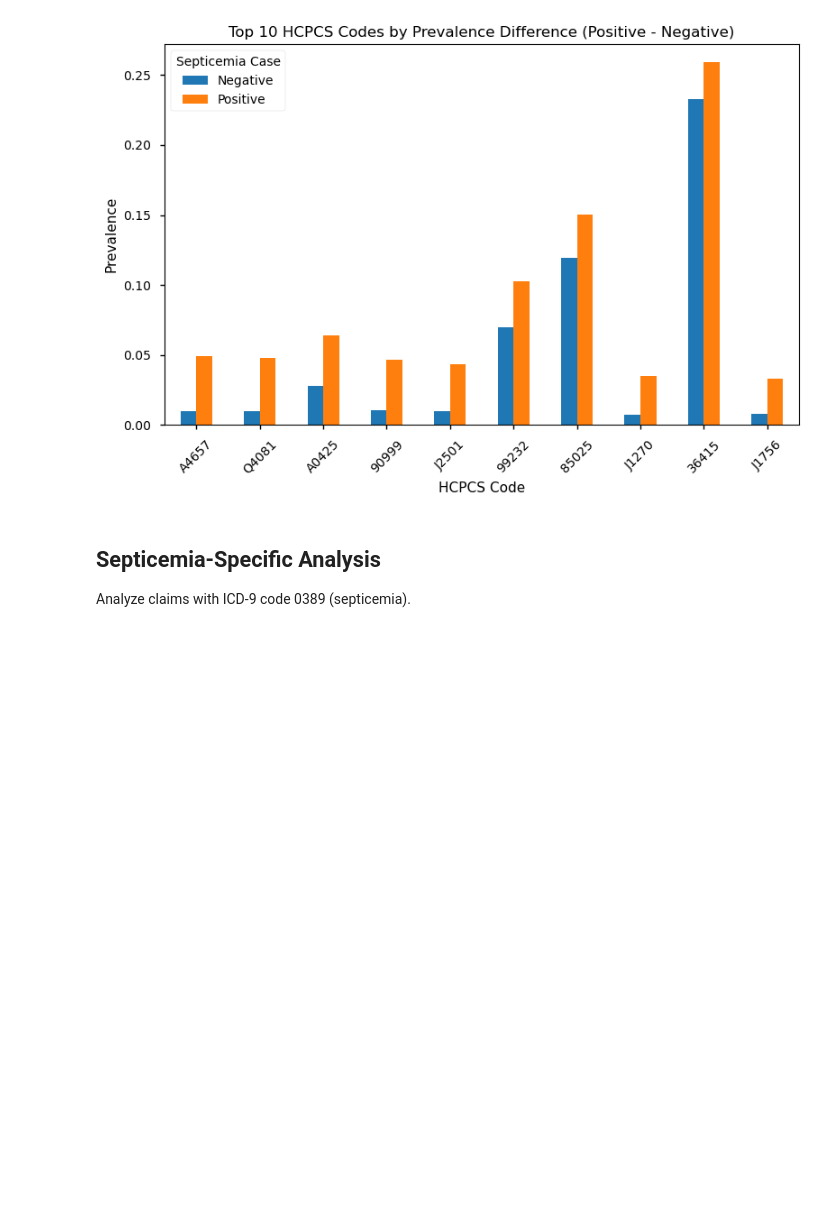
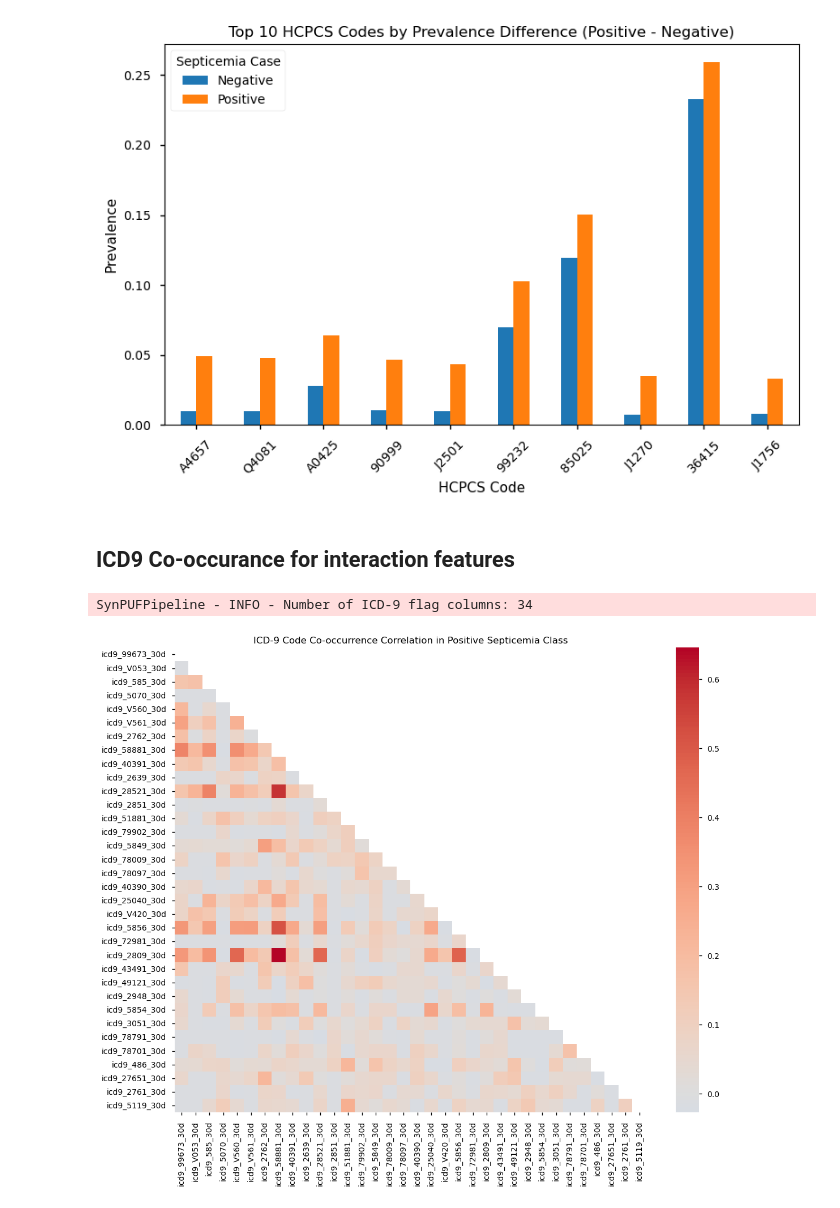
Before and after one commit to jimmyjamesarnold/healthcare-synpuf-pipeline, a Jupyter notebook: notebooks/eda.ipynb, the cells around one changed output. Cells and saved outputs as stored; diff of their text form; code cells hidden in the pictures; blank space fills up the shorter version.

```diff
--- a/notebooks/eda.ipynb
+++ b/notebooks/eda.ipynb
@@ -723,27 +978,31 @@ plt.show()
 SynPUFPipeline - INFO - Analyzing top HCPCS codes by prevalence difference
 <Figure size 1200x600 with 0 Axes>
 [figure]
-# %% [markdown]
-## Septicemia-Specific Analysis
-Analyze claims with ICD-9 code 0389 (septicemia).
-# %%
-# Filter septicemia claims
-septicemia_df = inpatient_df
-for i, col in enumerate([f'ICD9_DGNS_CD_{i}' for i in range(1, 11)] + ['ADMTNG_ICD9_DGNS_CD']):
-    septicemia_df[f'is_septicemia_{i}'] = (septicemia_df[col] == '0389').astype('int8')
-septicemia_cols = [f'is_septicemia_{i}' for i in range(len([f'ICD9_DGNS_CD_{i}' for i in range(1, 11)] + ['ADMTNG_ICD9_DGNS_CD']))]
-septicemia_df['septicemia_present'] = septicemia_df[septicemia_cols].sum(axis=1).fillna(0).astype('int32')
-septicemia_df = septicemia_df[septicemia_df['septicemia_present'] > 0][['DESYNPUF_ID', 'CLM_FROM_DT', 'CLM_PMT_AMT']]
-logger.info(f'Septicemia claims: {len(septicemia_df)} rows')
-
-# Septicemia payment distribution
-septicemia_pmt_stats = septicemia_df['CLM_PMT_AMT'].describe().compute()
-logger.info(f'Septicemia payment stats: {septicemia_pmt_stats}')
-
-plt.figure(figsize=(10, 6))
-sns.histplot(septicemia_df['CLM_PMT_AMT'].compute(), bins=50, kde=True)
-plt.title('Septicemia Claim Payment Distribution')
-plt.xlabel('Payment Amount ($)')
-plt.ylabel('Count')
-plt.savefig(os.path.join(output_dir, 'septicemia_payment_distribution.png'))
-plt.close()
+# %% [markdown]
+## ICD9 Co-occurance for interaction features
+# %%
+# Load dataset
+dataset = pd.read_csv(os.path.join(project_root, 'data/processed/septicemia_risk/dataset.csv'))
+
+# Filter to positive septicemia class
+positive_df = dataset[dataset['septicemia_case_ind'] == 1]
+
+# Identify ICD-9 binary flag columns (e.g., icd9_40390_30d)
+icd_cols = [col for col in positive_df.columns if 'icd9_' in col]
+logger.info(f"Number of ICD-9 flag columns: {len(icd_cols)}")
+# %% [output]
+SynPUFPipeline - INFO - Number of ICD-9 flag columns: 34
+# %%
+# Step 1: Compute correlation matrix for ICD-9 flags
+corr_matrix = positive_df[icd_cols].corr(method='pearson')
+
+# Plot heatmap
+plt.figure(figsize=(12, 10))
+mask = np.triu(np.ones_like(corr_matrix, dtype=bool))
+sns.heatmap(corr_matrix, mask=mask, cmap='coolwarm', center=0, annot=False)
+plt.title('ICD-9 Code Co-occurrence Correlation in Positive Septicemia Class')
+plt.tight_layout()
+plt.savefig(os.path.join(output_dir, 'icd9_cooccurrence_heatmap.png'))
+plt.show()
+# %% [output]
+[figure, added]
```
Also changed, not shown: parts of 20 cells of this notebook, 50 other files.
